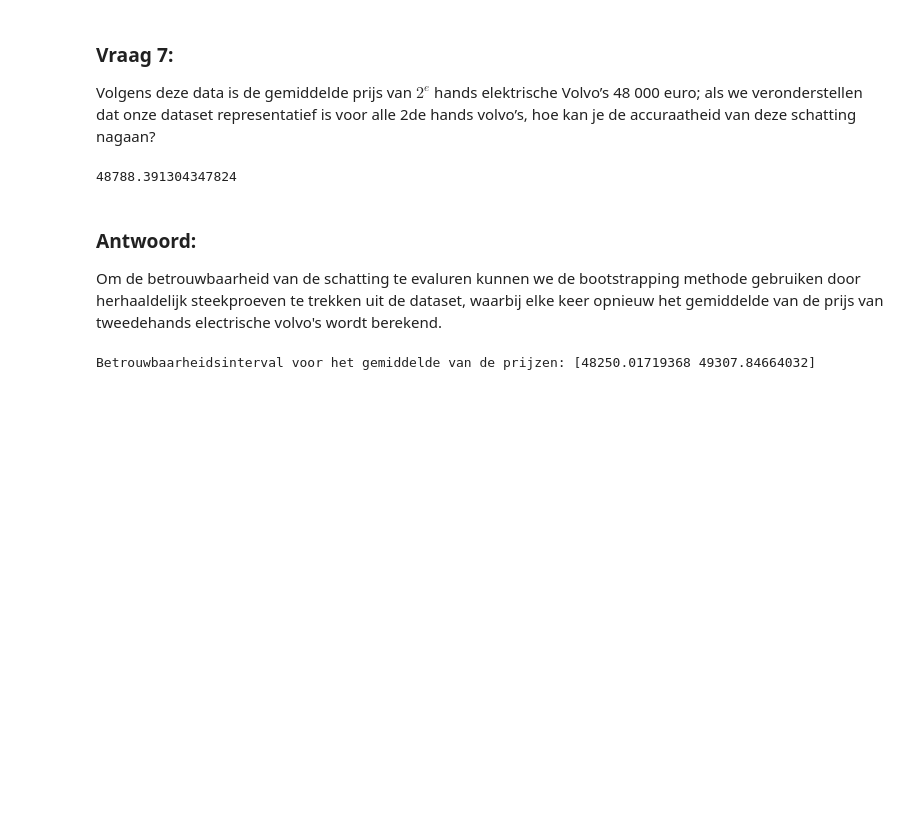
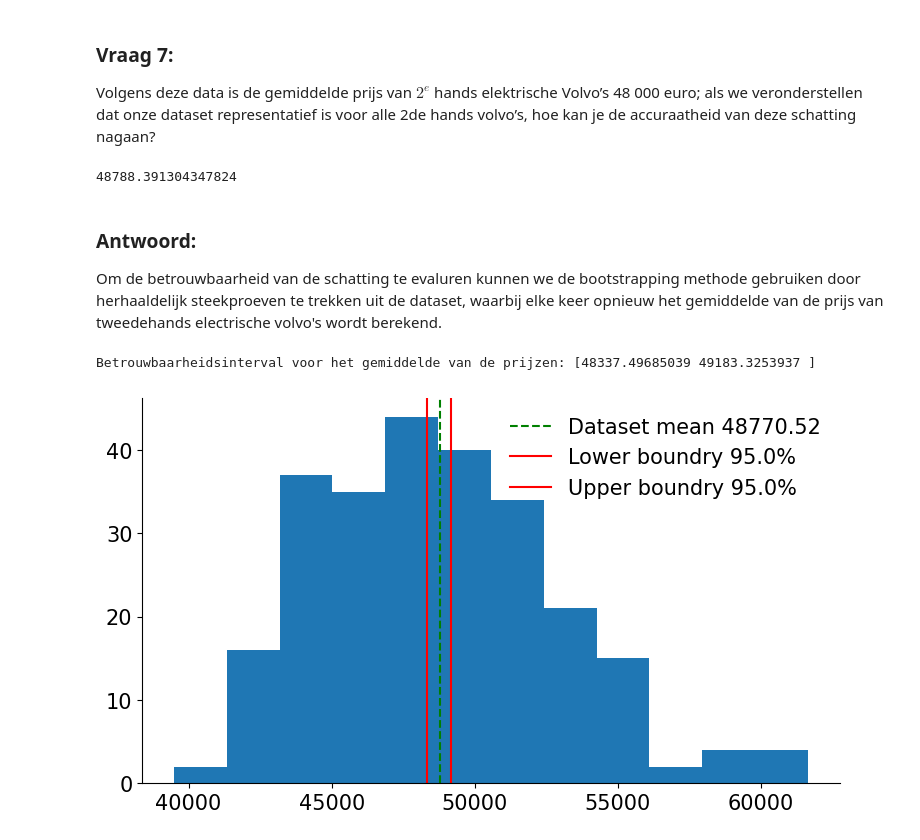
Before and after one commit to PhilippeGiorgino/project_evaluatie_statistiek, a Jupyter notebook: notebooks/autoproductie_philippegiorgino.ipynb, the cells around one changed output. Cells and saved outputs as stored; diff of their text form; code cells hidden in the pictures; blank space fills up the shorter version.

```diff
--- a/notebooks/autoproductie_philippegiorgino.ipynb
+++ b/notebooks/autoproductie_philippegiorgino.ipynb
@@ -460,31 +460,42 @@ cars[(cars['manufacturer'] == 'Volvo') & (cars['fuel_type'] == 'Electric')].pric
 ### Antwoord:
 
 Om de betrouwbaarheid van de schatting te evaluren kunnen we de bootstrapping methode gebruiken door herhaaldelijk steekproeven te trekken uit de dataset, waarbij elke keer opnieuw het gemiddelde van de prijs van tweedehands electrische volvo's wordt berekend.
-# %%
-# Bootstrapping
-# Voorbeeld dataset (lijst met prijzen van tweedehands Volvo's)
-car_prices = list(volvos_electric.price)
-
-# Definieer het aantal bootstrapsteekproeven
-num_bootstraps = 1000
-
-# Maak een lege lijst om de geschatte gemiddelde prijzen op te slaan
-bootstrapped_means = []
-
-# Voer bootstrapping uit
-for _ in range(num_bootstraps):
-    # Trek een steekproef met vervanging uit de originele dataset
-    bootstrap_sample = np.random.choice(car_prices, size=len(car_prices), replace=True)
-    # Bereken de gemiddelde prijs van de bootstrapsample
-    bootstrap_mean = np.mean(bootstrap_sample)
-    # Voeg de geschatte gemiddelde prijs toe aan de lijst
-    bootstrapped_means.append(bootstrap_mean)
-
-# Bereken het betrouwbaarheidsinterval voor het gemiddelde van de prijzen
-confidence_interval = np.percentile(bootstrapped_means, [2.5, 97.5])
-# confidence_interval = np.percentile(bootstrapped_means, [5, 95])
-
-# Print het betrouwbaarheidsinterval
-print("Betrouwbaarheidsinterval voor het gemiddelde van de prijzen:", confidence_interval)
-# %% [output]
-Betrouwbaarheidsinterval voor het gemiddelde van de prijzen: [48250.01719368 49307.84664032]
+# %%
+# Bootstrapping
+# List with number of second hand volvos
+volvo_elec_prices_lst = list(volvos_electric.price)
+
+# Defining the number of bootstrap samples & accuracy
+num_bootstraps = 1000
+accuracy = 0.95
+acc_min = round((1 - accuracy), 2)
+acc_max = accuracy
+
+# Declaring empty list to store estimated average prices
+bootstrapped_means = []
+
+# Perform boostrapping
+for _ in range(num_bootstraps):
+    # Draw sample wioth replacement out of original dataset
+    bootstrap_sample = np.random.choice(volvo_elec_prices_lst, size=len(volvo_elec_prices_lst), replace=True)
+    # Calculating mean of the bootstrap sample
+    bootstrap_mean = np.mean(bootstrap_sample)
+    # Adding mean to the list of means
+    bootstrapped_means.append(bootstrap_mean)
+
+# Calculating confidence interval for the bootrapped means
+confidence_interval = np.percentile(bootstrapped_means, [acc_min * 100, acc_max * 100])
+
+# Printing the confidence interval
+print("Betrouwbaarheidsinterval voor het gemiddelde van de prijzen:", confidence_interval)
+
+# Plotting actual prices with bootstrap mean calculations
+plt.hist(volvo_elec_prices_lst, bins=12)
+plt.axvline(np.mean(volvo_elec_prices_lst), color='green', linestyle='--', label=f'Dataset mean {np.mean(volvo_elec_prices_lst):.2f}')
+plt.axvline(confidence_interval[0], color='red', label=f'Lower boundry {accuracy * 100}%')
+plt.axvline(confidence_interval[1], color='red', label=f'Upper boundry {accuracy * 100}%')
+plt.legend(frameon = False)
+plt.show()
+# %% [output]
+Betrouwbaarheidsinterval voor het gemiddelde van de prijzen: [48337.49685039 49183.3253937 ]
+[figure, added]
```
Also changed, not shown: 1 other file.
